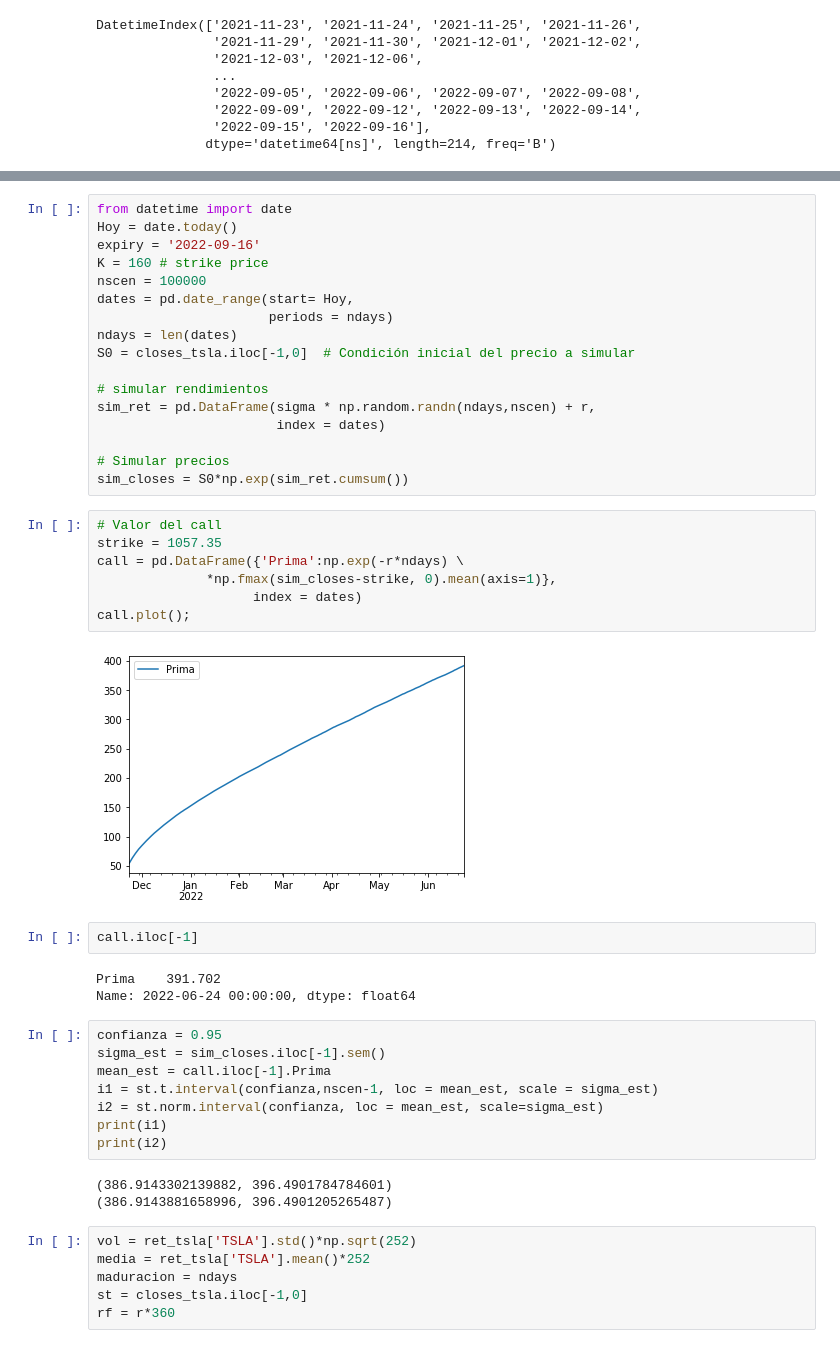
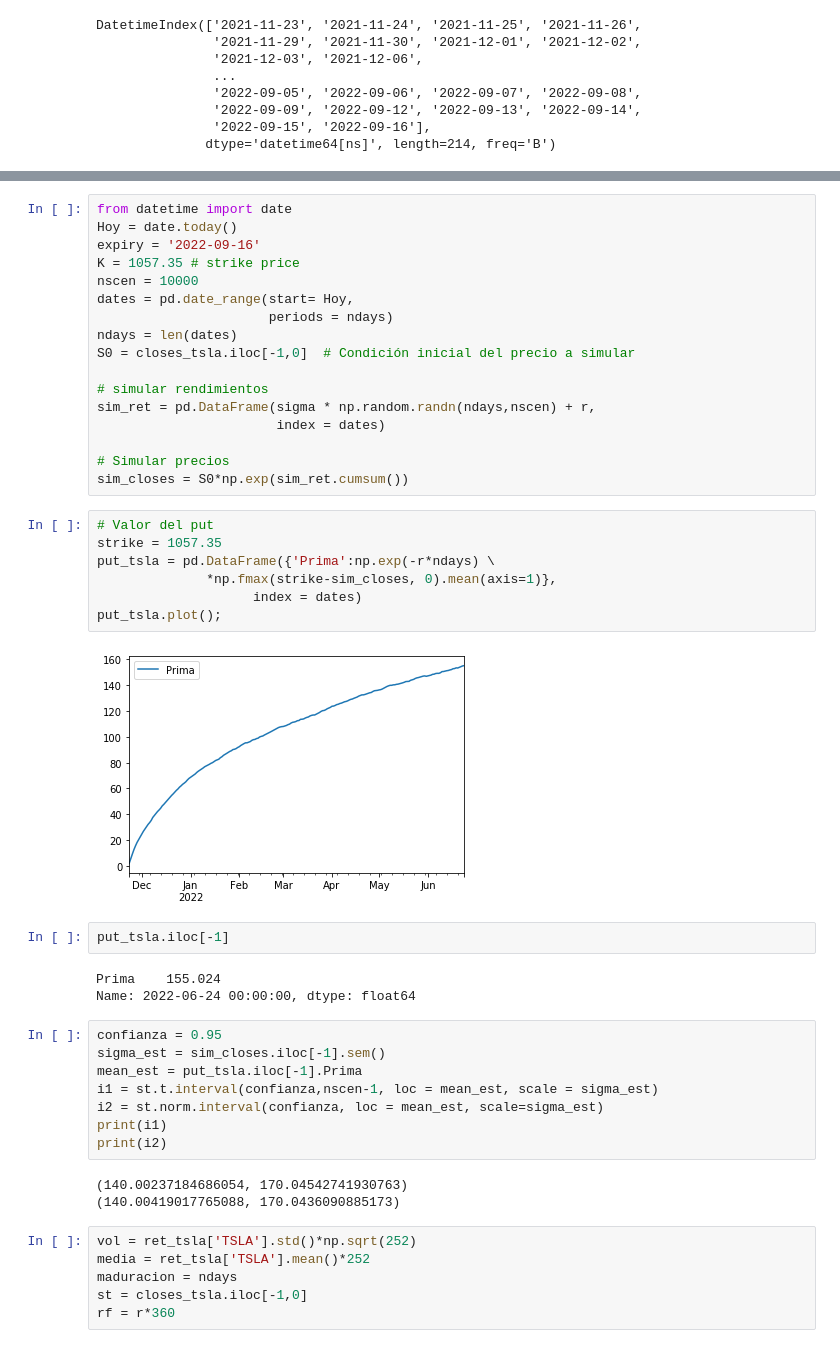
Before and after one commit to gerardogonz/Tarea8_GonzalezG_MezaE, a Jupyter notebook: Tarea8.ipynb, the cells around one changed output, grey strips where cells are left out. Drawn from its saved outputs; the diff is of its cells as text.

```diff
--- a/Tarea8 (1).ipynb
+++ b/Tarea8.ipynb
@@ -446,8 +446,8 @@ pd.concat([closes_tsla,sim_closes]).plot(figsize = (8,6));
 from datetime import date
 Hoy = date.today()
 expiry = '2022-09-16'
-K = 160 # strike price
-nscen = 100000
+K = 1057.35 # strike price
+nscen = 10000
 dates = pd.date_range(start= Hoy,
                       periods = ndays)
 ndays = len(dates)
@@ -460,30 +460,30 @@ sim_ret = pd.DataFrame(sigma * np.random.randn(ndays,nscen) + r,
 # Simular precios
 sim_closes = S0*np.exp(sim_ret.cumsum())
 # %%
-# Valor del call
+# Valor del put
 strike = 1057.35
-call = pd.DataFrame({'Prima':np.exp(-r*ndays) \
-              *np.fmax(sim_closes-strike, 0).mean(axis=1)},
+put_tsla = pd.DataFrame({'Prima':np.exp(-r*ndays) \
+              *np.fmax(strike-sim_closes, 0).mean(axis=1)},
                     index = dates)
-call.plot();
+put_tsla.plot();
 # %% [output]
-[figure, old version]
+[figure, new version]
 # %%
-call.iloc[-1]
+put_tsla.iloc[-1]
 # %% [output]
-Prima    391.702
+Prima    155.024
 Name: 2022-06-24 00:00:00, dtype: float64
 # %%
 confianza = 0.95
 sigma_est = sim_closes.iloc[-1].sem()
-mean_est = call.iloc[-1].Prima
+mean_est = put_tsla.iloc[-1].Prima
 i1 = st.t.interval(confianza,nscen-1, loc = mean_est, scale = sigma_est)
 i2 = st.norm.interval(confianza, loc = mean_est, scale=sigma_est)
 print(i1)
 print(i2)
 # %% [output]
-(386.9143302139882, 396.4901784784601)
-(386.9143881658996, 396.4901205265487)
+(140.00237184686054, 170.04542741930763)
+(140.00419017765088, 170.0436090885173)
 # %%
 vol = ret_tsla['TSLA'].std()*np.sqrt(252)
 media = ret_tsla['TSLA'].mean()*252
```
Also changed, not shown: parts of 4 cells of this notebook.
